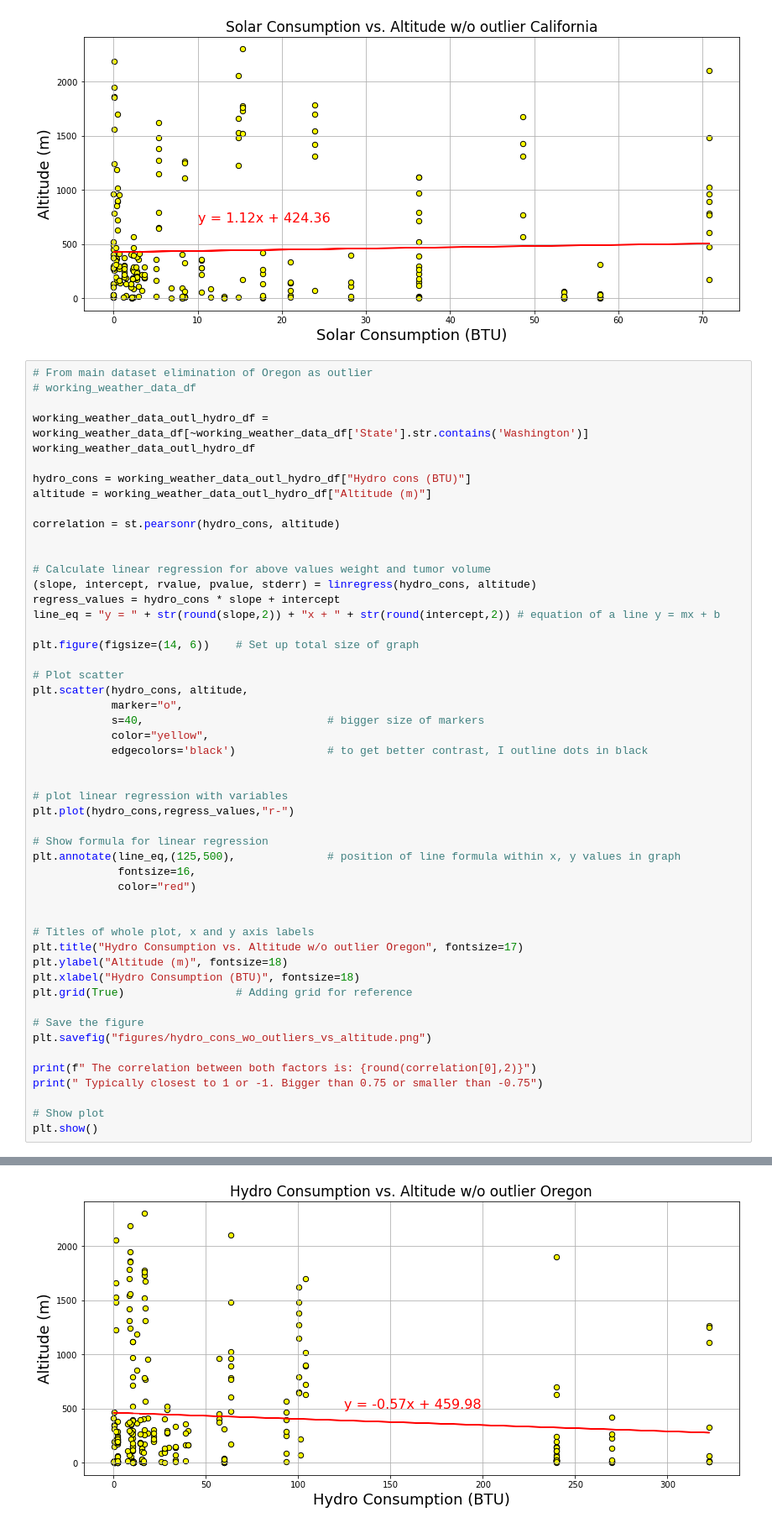
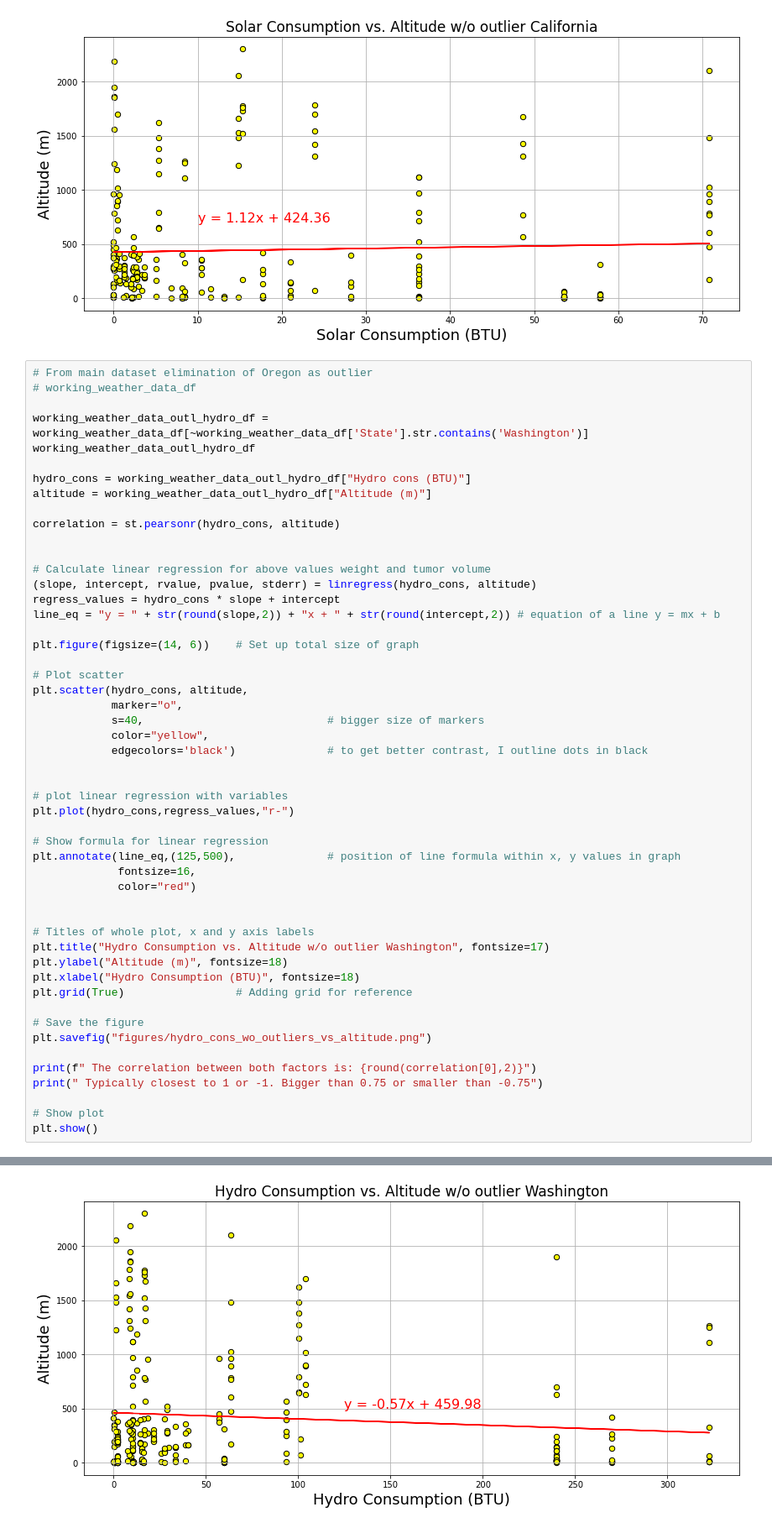
Before and after one commit to domaica/group4_project1, a Jupyter notebook: group4_project1_solution/2_ANALYSIS_solar_wind_hydro.ipynb, the cells around one changed output, grey strips where cells are left out. Shown: that part at 84% size. Cells and saved outputs as stored; diff of their text form.

```diff
--- a/group4_project1_solution/2_ANALYSIS_solar_wind_hydro.ipynb
+++ b/group4_project1_solution/2_ANALYSIS_solar_wind_hydro.ipynb
@@ -717,35 +717,35 @@ plt.scatter(hydro_cons, altitude,
             s=40,                            # bigger size of markers
             color="yellow",
             edgecolors='black')              # to get better contrast, I outline dots in black
 
 
 # plot linear regression with variables
 plt.plot(hydro_cons,regress_values,"r-")
 
 # Show formula for linear regression
 plt.annotate(line_eq,(125,500),              # position of line formula within x, y values in graph
              fontsize=16,
              color="red")
 
 
 # Titles of whole plot, x and y axis labels
-plt.title("Hydro Consumption vs. Altitude w/o outlier Oregon", fontsize=17)
+plt.title("Hydro Consumption vs. Altitude w/o outlier Washington", fontsize=17)
 plt.ylabel("Altitude (m)", fontsize=18)
 plt.xlabel("Hydro Consumption (BTU)", fontsize=18)
 plt.grid(True)                 # Adding grid for reference
 
 # Save the figure
 plt.savefig("figures/hydro_cons_wo_outliers_vs_altitude.png")
 
 print(f" The correlation between both factors is: {round(correlation[0],2)}")
 print(" Typically closest to 1 or -1. Bigger than 0.75 or smaller than -0.75")
 
 # Show plot
 plt.show()
 # %% [output]
  The correlation between both factors is: -0.1
  Typically closest to 1 or -1. Bigger than 0.75 or smaller than -0.75
-[figure, old version]
+[figure, new version]
 # %%
 # From main dataset elimination of Texas as outlier
 # working_weather_data_df
```
Also changed, not shown: parts of 1 cell of this notebook, 2 other files.
